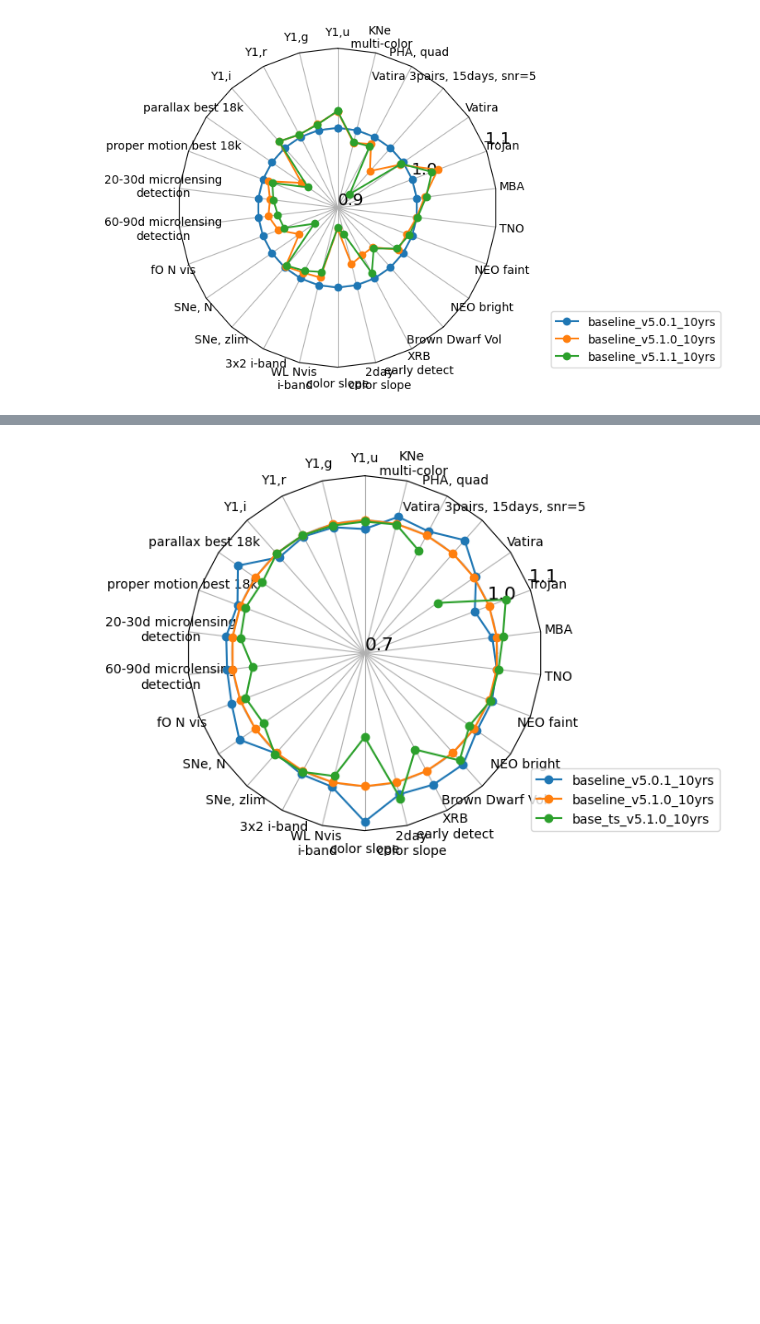
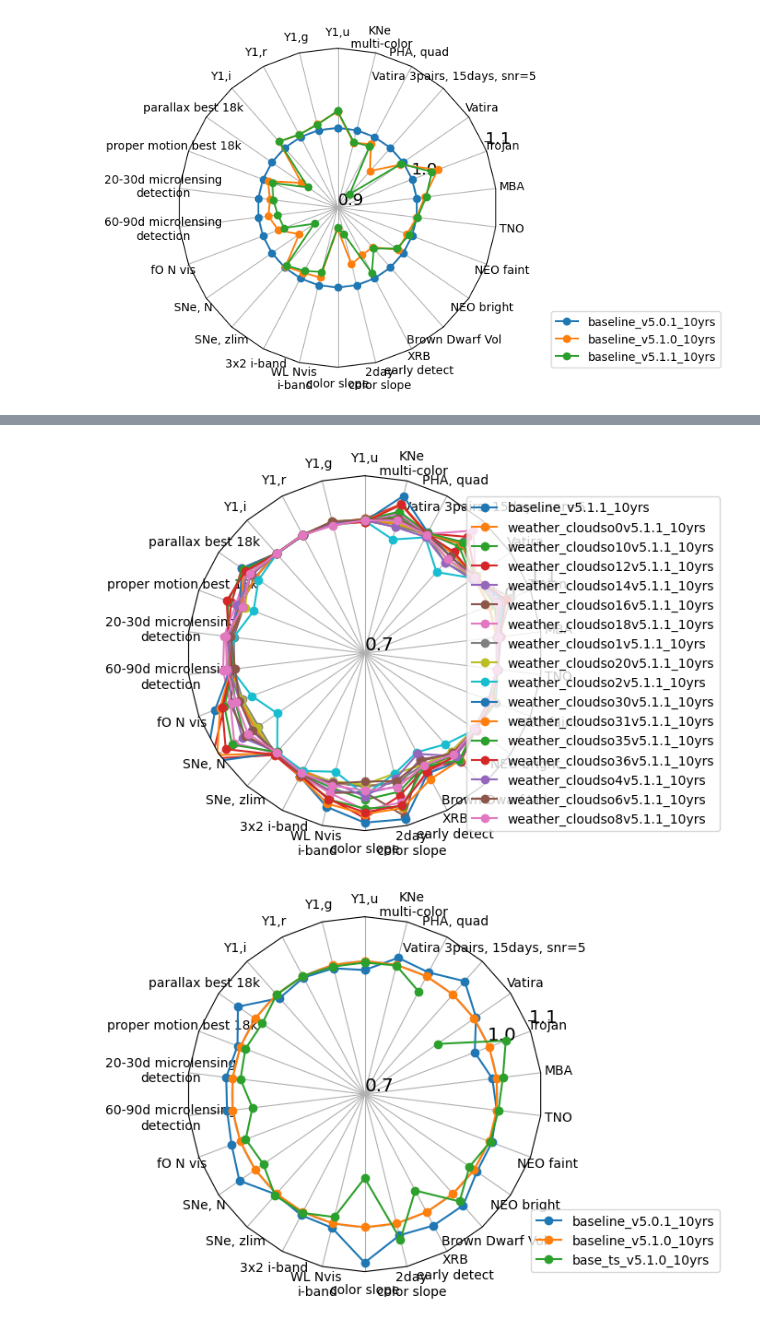
Before and after one commit to lsst-sims/sims_featureScheduler_runs5.1, a Jupyter notebook: maf/quick_look.ipynb, the cells around one changed output, grey strips where cells are left out. Cells and saved outputs as stored; diff of their text form; code cells hidden in the pictures; blank space fills up the shorter version.

```diff
--- a/maf/quick_look.ipynb
+++ b/maf/quick_look.ipynb
@@ -235,3 +243,11 @@ fig, ax = radar(ndata, legend=True, rgrids=[0.9, 1.0, 1.1], bbox_to_anchor=(1.7,
+# %%
+runs = ['baseline_v5.1.1_10yrs'] + [run for run in data_loaded.index if 'weather' in run and "5.1.1" in run and "poor" not in run]
+
+ndata = norm_df(data, runs, cols=data.columns.values.tolist(),
+                invert_cols=invert_cols, mag_cols = mag_cols, norm_run='baseline_v5.1.1_10yrs')
+fig, ax = radar(ndata, legend=True, rgrids=[0.7, 1.0, 1.1], bbox_to_anchor=(1.5, 0))
+# %% [output]
+[figure, added]
 # %%
 runs = ['baseline_v5.0.1_10yrs', 'baseline_v5.1.0_10yrs'] + [run for run in data_loaded.index if 'base_ts' in run]
 
```
Also changed, not shown: parts of 6 cells of this notebook.
